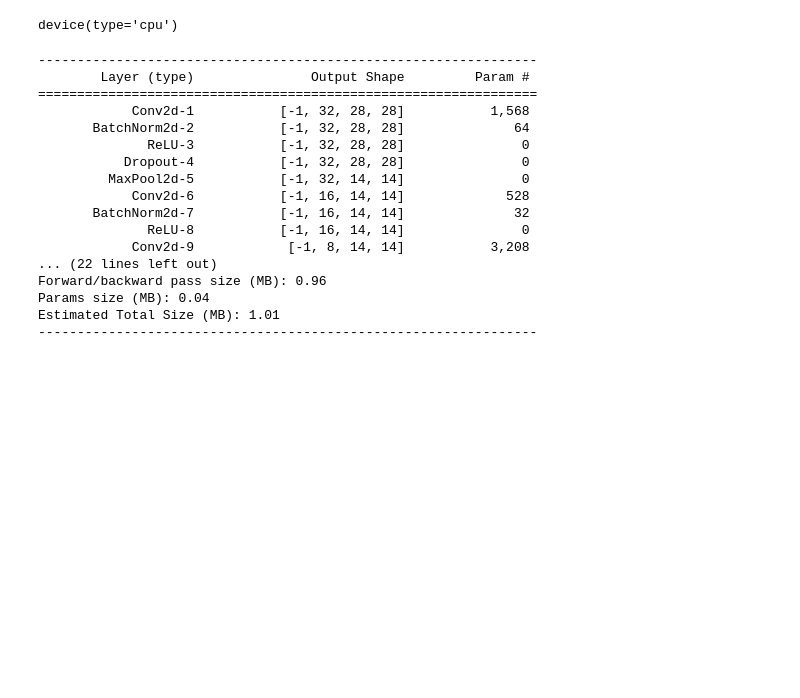
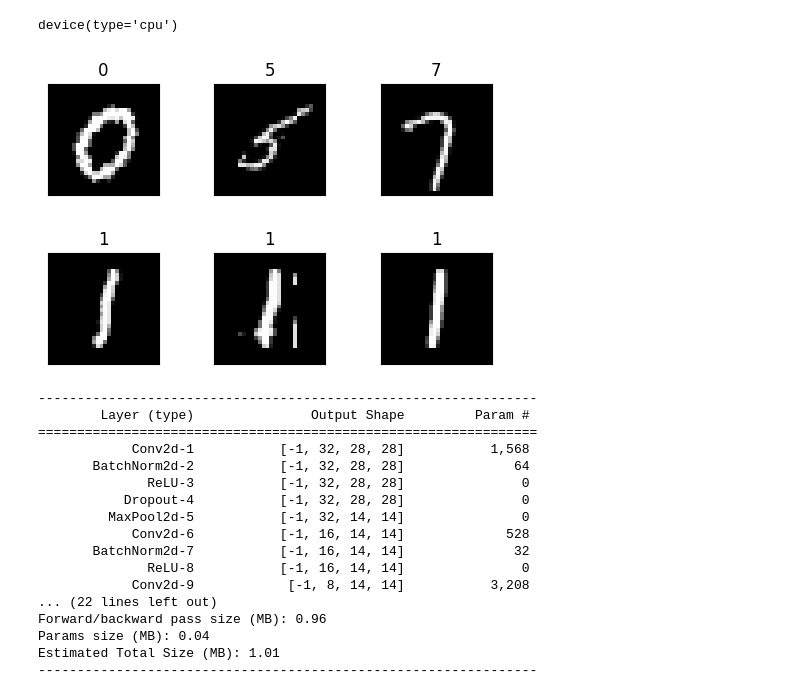
Before and after one commit to Omkar1634/Assignment, a Jupyter notebook: S7/S7_model_2.ipynb, the cells around one changed output. Cells and saved outputs as stored; diff of their text form; code cells hidden in the pictures; blank space fills up the shorter version.

```diff
--- a/S7/S7_model_2.ipynb
+++ b/S7/S7_model_2.ipynb
@@ -88,3 +20,22 @@ class S7_Model_2(nn.Module):
+# %%
+def plot_image(loader,no_images):
+    batch_data, batch_label = next(iter(loader))
+    _ = plt.figure()
+
+    for i in range(no_images):
+        plt.subplot(3,4,i+1)
+        plt.tight_layout()
+        plt.imshow(batch_data[i].squeeze(0), cmap='gray')
+        plt.title(batch_label[i].item())
+        plt.xticks([])
+        plt.yticks([])
+
+
+plot_image(train_loader,3)
+plot_image(test_loader,3)
+# %% [output]
+[figure, added]
+[figure, added]
 # %%
 model = S7_Model_2()
 model_summary(model,input_size=(1,28,28))
```
Also changed, not shown: parts of 3 cells of this notebook, 6 other files.
